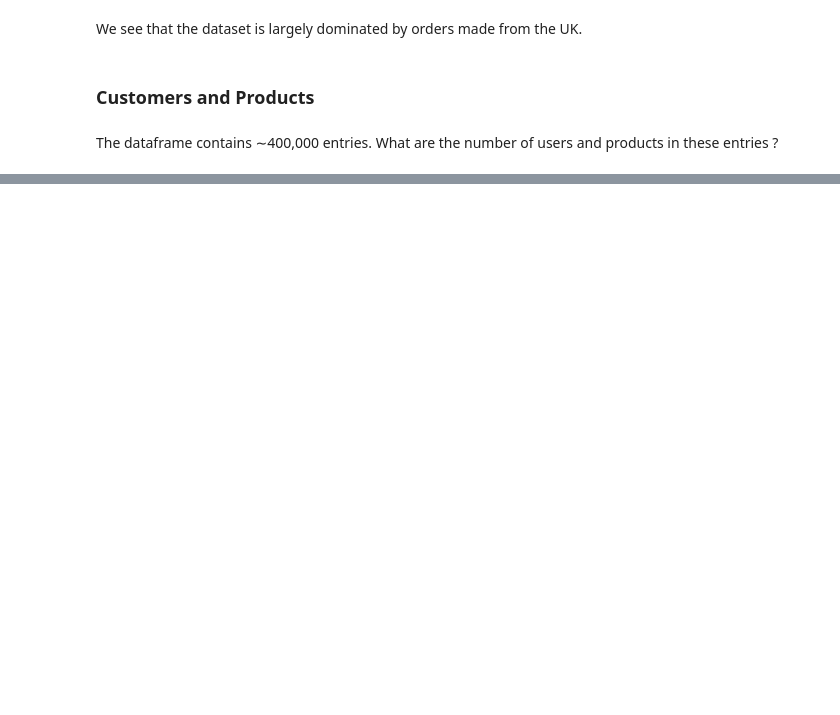
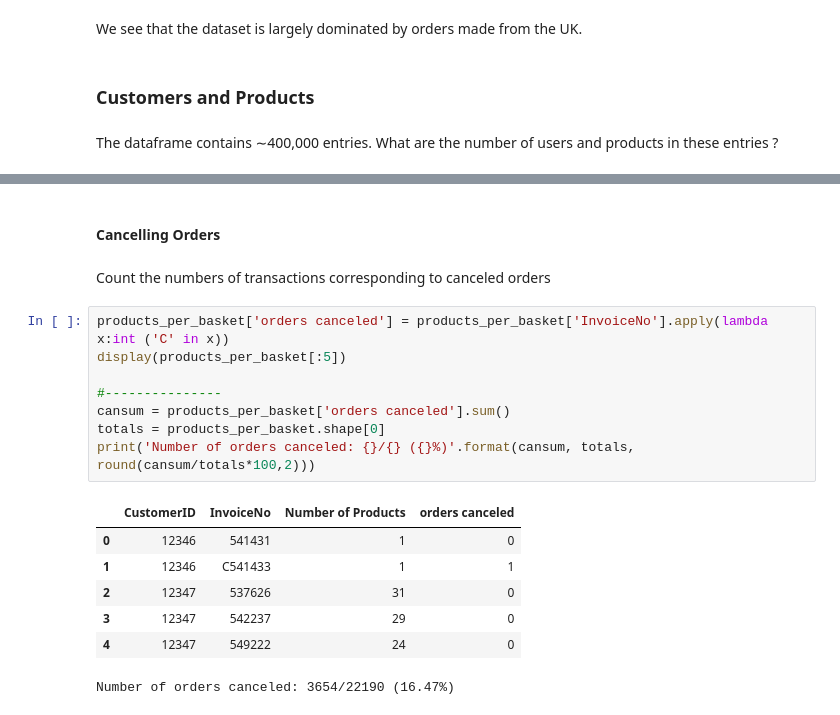
Before and after one commit to hmarshmello/Customer-Segmentation-Analysis, a Jupyter notebook: cust.ipynb, the cells around one changed output, grey strips where cells are left out. Drawn from its saved outputs; the diff is of its cells as text; blank space fills up the shorter version.

```diff
--- a/cust.ipynb
+++ b/cust.ipynb
@@ -195,0 +220,20 @@ Name: count, Length: 4070, dtype: int64
+# %% [markdown]
+#### Cancelling Orders
+# %% [markdown]
+Count the numbers of transactions corresponding to canceled orders
+# %%
+products_per_basket['orders canceled'] = products_per_basket['InvoiceNo'].apply(lambda x:int ('C' in x))
+display(products_per_basket[:5])
+
+#---------------
+cansum = products_per_basket['orders canceled'].sum()
+totals = products_per_basket.shape[0]
+print('Number of orders canceled: {}/{} ({}%)'.format(cansum, totals, round(cansum/totals*100,2)))
+# %% [output]
+|  | CustomerID | InvoiceNo | Number of Products | orders canceled |
+| 0 | 12346 | 541431 | 1 | 0 |
+| 1 | 12346 | C541433 | 1 | 1 |
+| 2 | 12347 | 537626 | 31 | 0 |
+| 3 | 12347 | 542237 | 29 | 0 |
+| 4 | 12347 | 549222 | 24 | 0 |
+Number of orders canceled: 3654/22190 (16.47%)
```
Also changed, not shown: parts of 17 cells of this notebook.
